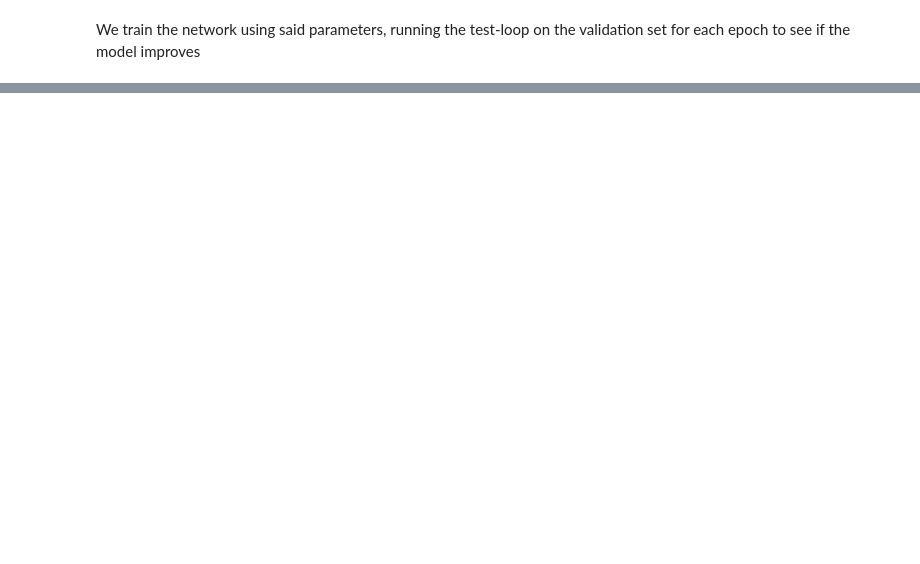
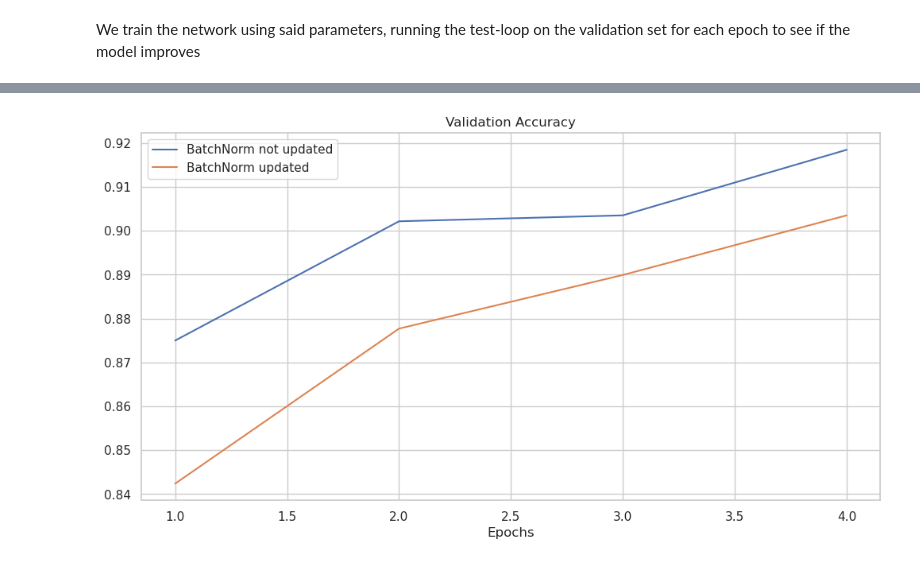
Before and after one commit to DowLucas/deep-dog-and-cat-learning, a Jupyter notebook: breed_update_bn.ipynb, the cells around one changed output, grey strips where cells are left out. Drawn from its saved outputs; the diff is of its cells as text; code cells hidden in the pictures; blank space fills up the shorter version.

```diff
--- a/breed_update_bn.ipynb
+++ b/breed_update_bn.ipynb
@@ -394,0 +525,20 @@ AttributeError: 'numpy.ndarray' object has no attribute 'imshow'
+# %%
+# lets plot the different results in one graph using seaborn
+import seaborn as sns
+
+sns.set_theme(style='whitegrid')
+
+fig, ax = plt.subplots(figsize=(12, 6))
+
+sns.lineplot(x=range(1, 5), y=bn_not_updated, ax=ax, label='BatchNorm not updated')
+
+sns.lineplot(x=range(1, 5), y=bn_updated, ax=ax, label='BatchNorm updated')
+
+ax.set_title('Validation Accuracy')
+
+ax.set_xlabel('Epochs')
+
+plt.savefig('bn_comparison.png')
+plt.show()
+# %% [output]
+[figure, added]
```
Also changed, not shown: parts of 38 cells of this notebook.
